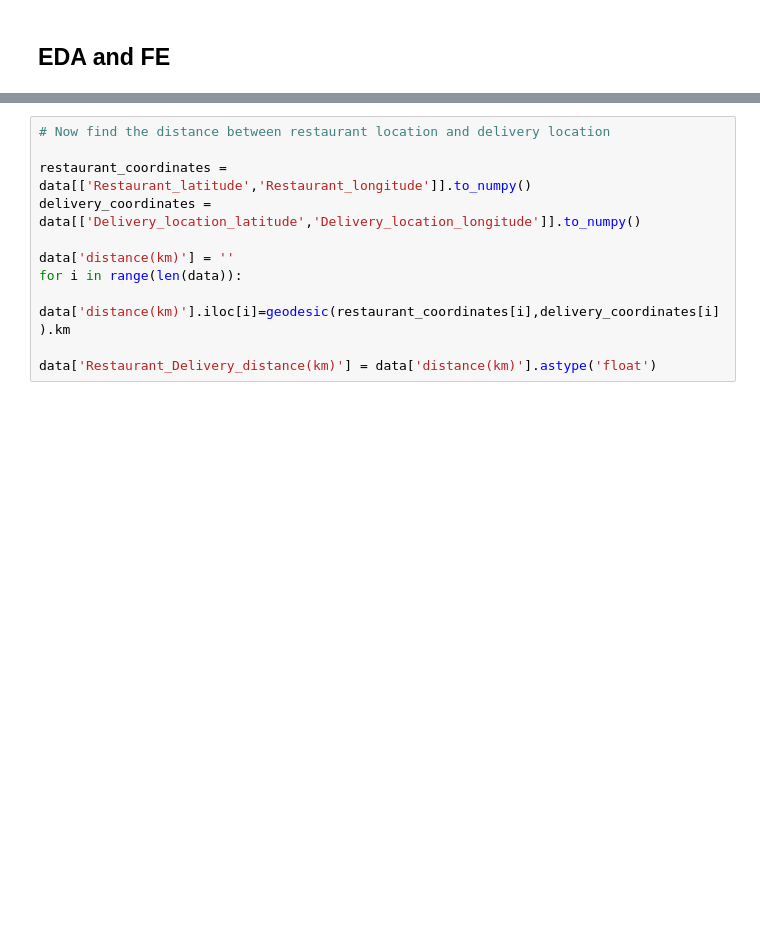
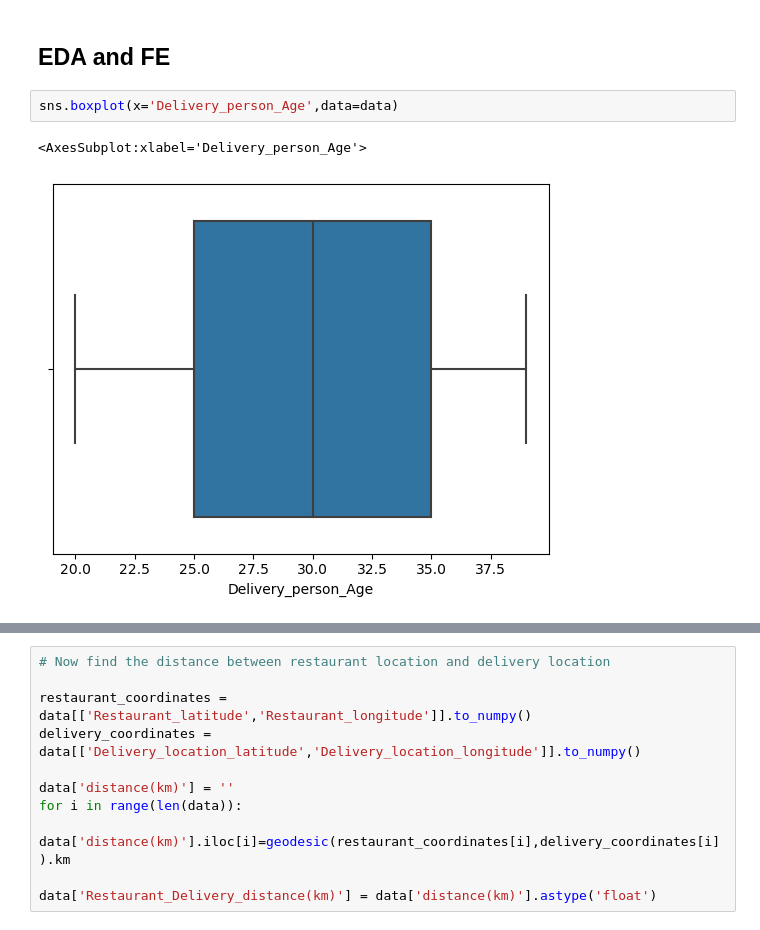
Before and after one commit to manish72/ineuron-ML-classAssignments, a Jupyter notebook: FoodTimeDeliveryPrediction/notebooks/Food Delivery Model.ipynb, the cells around one changed output, grey strips where cells are left out. Cells and saved outputs as stored; diff of their text form; blank space fills up the shorter version.

```diff
--- a/FoodTimeDeliveryPrediction/notebooks/Food Delivery Model.ipynb
+++ b/FoodTimeDeliveryPrediction/notebooks/Food Delivery Model.ipynb
@@ -112,3 +112,8 @@ data[~data.duplicated()] # no duplicates found inside data
 #data = data.replace('NaN', float(np.nan), regex=True)
 # %% [markdown]
 ## EDA and FE
+# %%
+sns.boxplot(x='Delivery_person_Age',data=data)
+# %% [output]
+<AxesSubplot:xlabel='Delivery_person_Age'>
+[figure, added]
```
Also changed, not shown: parts of 38 cells of this notebook.
